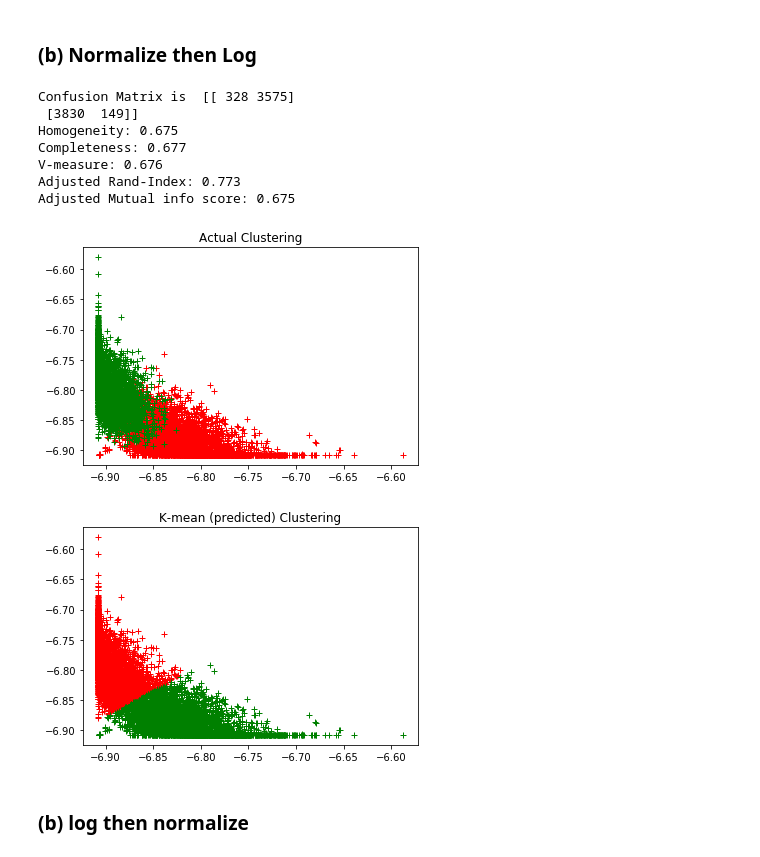
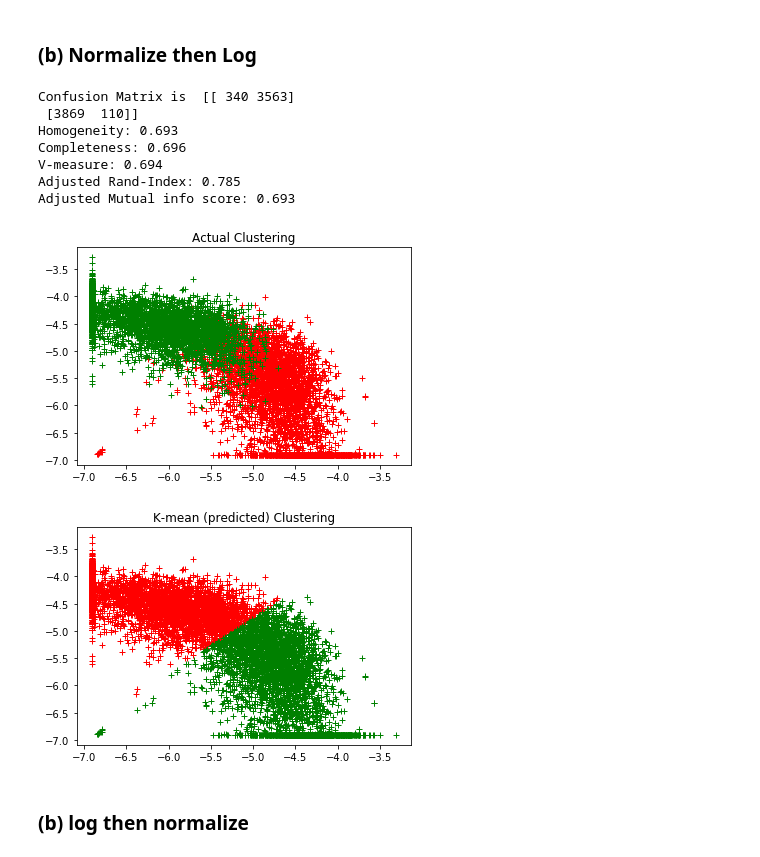
Before and after one commit to Jas-Jess/ee219, a Jupyter notebook: Project 1/Project_2.ipynb, the cells around one changed output. Saved outputs shown, nothing was run; the diff lists cells and outputs as text; code cells hidden in the pictures.

```diff
--- a/Project 1/Project_2.ipynb
+++ b/Project 1/Project_2.ipynb
@@ -343,7 +343,7 @@ Adjusted Mutual info score: 0.679
 ### (b) Normalizing Features (SVD)
 # %%
 def calculate_normalized_score(svd, labels):
-    x_svd_norm = svd/np.sum(svd)
+    x_svd_norm = svd/np.sqrt(np.sum(svd**2))
 
     km = KMeans(n_clusters=2, n_init = 30).fit(x_svd_norm)
 
@@ -394,7 +394,7 @@ Adjusted Mutual info score: 0.582
 ### (b) Normalizing Features (NMF)
 # %%
 def calculate_normalized_score(nmf, labels):
-    x_nmf_log = nmf/np.sum(nmf)
+    x_nmf_log = nmf/np.sqrt(np.sum(nmf**2))
 
     km = KMeans(n_clusters=2, n_init = 30).fit(x_nmf_log)
 
@@ -496,7 +496,7 @@ Adjusted Mutual info score: 0.675
 ### (b) Normalize then Log
 # %%
 def calculate_normalized_score(nmf, labels):
-    x_nmf_norm = nmf/np.sum(nmf)
+    x_nmf_norm = nmf/np.sqrt(np.sum(nmf**2))
     x_nmf_log = np.log(x_nmf_norm+0.001) # add constant so
 
     km = KMeans(n_clusters=2, n_init = 30).fit(x_nmf_log)
@@ -508,42 +508,42 @@ def calculate_normalized_score(nmf, labels):
     print("V-measure: %0.3f" % metrics.v_measure_score(labels, km.labels_))
     print("Adjusted Rand-Index: %.3f"
           % metrics.adjusted_rand_score(labels, km.labels_))
     print("Adjusted Mutual info score: %.3f" % metrics.adjusted_mutual_info_score(labels, km.labels_))
 
     # Visualizition NMF (Actual)
     x1 = x_nmf_log[labels == 0][:,0]
     y1 = x_nmf_log[labels == 0][:,1]
 
     x2 = x_nmf_log[labels == 1][:,0]
     y2 = x_nmf_log[labels == 1][:,1]
 
     plt.figure(1)
     plt.plot(x1, y1, 'r+')
     plt.plot(x2, y2, 'g+')
     plt.title('Actual Clustering')
 
     # Visualizition NMF K-clustering (Predicted)
     x1 = x_nmf_log[km.labels_ == 0][:,0]
     y1 = x_nmf_log[km.labels_ == 0][:,1]
 
     x2 = x_nmf_log[km.labels_ == 1][:,0]
     y2 = x_nmf_log[km.labels_ == 1][:,1]
 
     plt.figure(2)
     plt.plot(x1, y1, 'r+')
     plt.plot(x2, y2, 'g+')
     plt.title('K-mean (predicted) Clustering')
 calculate_normalized_score(x_nmf, labels)
 # %% [output]
-Confusion Matrix is  [[ 328 3575]
- [3830  149]]
-Homogeneity: 0.675
-Completeness: 0.677
-V-measure: 0.676
-Adjusted Rand-Index: 0.773
-Adjusted Mutual info score: 0.675
+Confusion Matrix is  [[ 340 3563]
+ [3869  110]]
+Homogeneity: 0.693
+Completeness: 0.696
+V-measure: 0.694
+Adjusted Rand-Index: 0.785
+Adjusted Mutual info score: 0.693
-[figure, old version]
+[figure, new version]
-[figure, old version]
+[figure, new version]
 # %% [markdown]
 ### (b) log then normalize
 # %%
```
Also changed, not shown: parts of 10 cells of this notebook.
